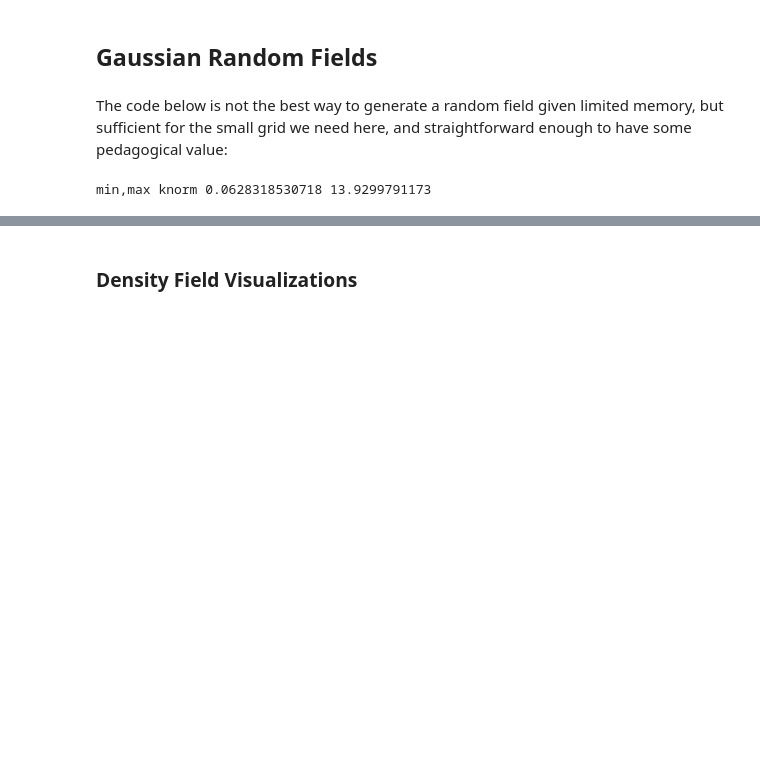
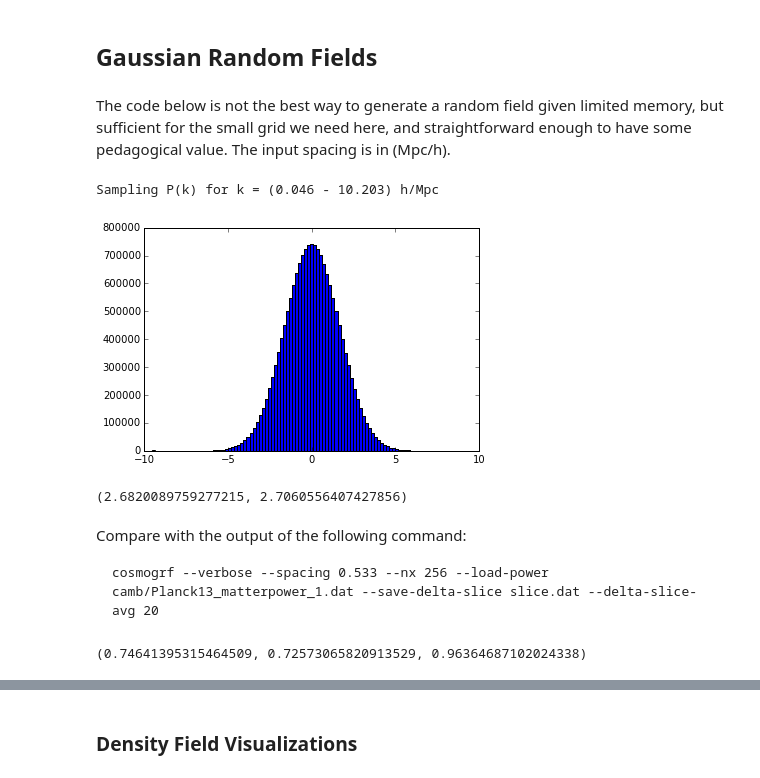
Before and after one commit to DarkEnergyScienceCollaboration/DESchool_LSS_Stats, a Jupyter notebook: LargeScaleStructureStatistics/LargeScaleStructureStatistics.ipynb, the cells around one changed output, grey strips where cells are left out. Drawn from its saved outputs; the diff is of its cells as text; code cells hidden in the pictures; blank space fills up the shorter version.

````diff
--- a/LargeScaleStructureStatistics/LargeScaleStructureStatistics.ipynb
+++ b/LargeScaleStructureStatistics/LargeScaleStructureStatistics.ipynb
@@ -37,10 +44,11 @@ Create an interpolating function that is linear in log(k),log(P(k)) and returns
 # %%
 pk_interpolator = scipy.interpolate.InterpolatedUnivariateSpline(np.log(pk_data[0]),np.log(pk_data[1]),k=1)
 # %%
-def pk_func(kvec):
-    pk = np.zeros_like(kvec)
-    nonzero = (kvec>0)
-    pk[nonzero] = np.exp(pk_interpolator(np.log(kvec[nonzero])))
+def pk_func(kvec_hMpc):
+    pk = np.zeros_like(kvec_hMpc)
+    nonzero = (kvec_hMpc>0)
+    pk[nonzero] = np.exp(pk_interpolator(np.log(kvec_hMpc[nonzero])))
+    # Units of P(k) are (h/Mpc)**2
     return pk
 # %% [markdown]
 ## Survey Parameters
@@ -51,23 +59,23 @@ z0_LSST_gold = 1.2
 # %% [markdown]
 ## Gaussian Random Fields
 # %% [markdown]
-The code below is not the best way to generate a random field given limited memory, but sufficient for the small grid we need here, and straightforward enough to have some pedagogical value:
+The code below is not the best way to generate a random field given limited memory, but sufficient for the small grid we need here, and straightforward enough to have some pedagogical value. The input spacing is in (Mpc/h).
 # %%
-def generate(size_mpc=100.,num_grid=64,seed=2015):
-    dx = float(size_mpc)/num_grid
-    dk = 2*np.pi/size_mpc
-    kvec = 2*np.pi*np.fft.fftfreq(num_grid,d=dx) # in 1/Mpc
+def generate_field(spacing_Mpch=1.,num_grid=64,seed=2015):
+    dk = 2*np.pi/(spacing_Mpch*num_grid) # in h/Mpc
+    kvec = 2*np.pi*np.fft.fftfreq(num_grid,d=spacing_Mpch) # in h/Mpc
     kx,ky,kz = np.meshgrid(kvec,kvec,kvec,sparse=True)
     knorm = np.sqrt(kx**2 + ky**2 + kz**2)
     del kx,ky,kz # We don't need these large arrays any more
-    print 'min,max knorm',np.min(knorm[knorm>0]),np.max(knorm)
+    print 'Sampling P(k) for k = (%.3f - %.3f) h/Mpc' % (np.min(knorm[knorm>0]),np.max(knorm))
     # Calculate the variance in each k-space cell of the real and imaginary parts of the k-space delta field.
     variance = pk_func(knorm)*dk**3/(16*np.pi**3)
     del knorm # We don't need this large array any more
     # Generate a complex-valued random number for each cell, with its real and imaginary parts
     # sampled from independent zero-mean unit Gaussians, scaled to the correct variance.
+    # The extra factor of num_grid**3 is due to the normalization of scipy.fftpack inverse transforms.
     generator = np.random.RandomState(seed)
-    delta_k = np.sqrt(variance)*generator.normal(size=(num_grid,num_grid,2*num_grid)).view(dtype=complex)
+    delta_k = num_grid**3*np.sqrt(variance)*(generator.normal(size=(num_grid,num_grid,2*num_grid)).view(dtype=complex))
     del variance # We don't need this large array any more
     # Transform the k-space complex delta field to an r-space complex delta field.
     delta_r = scipy.fftpack.ifftn(delta_k,overwrite_x=True).view(dtype=float).reshape(num_grid,num_grid,num_grid,2)
@@ -76,6 +84,14 @@ def generate(size_mpc=100.,num_grid=64,seed=2015):
     # but instead we return a pair of uncorrelated real fields (as views into the complex r-space field)
     return delta_r[:,:,:,0],delta_r[:,:,:,1]
 # %%
-delta_r1,delta_r2 = generate(100.,256);
+delta_r1,delta_r2 = generate_field(spacing_Mpch=8./15.,num_grid=256);
 # %% [output]
-min,max knorm 0.0628318530718 13.9299791173
+Sampling P(k) for k = (0.046 - 10.203) h/Mpc
+# %%
+plt.hist(delta_r1.flat,bins=100);
+# %% [output]
+[figure, added]
+# %%
+np.var(delta_r1.flat),np.var(delta_r2.flat)
+# %% [output]
+(2.6820089759277215, 2.7060556407427856)
@@ -81,0 +104,5 @@ min,max knorm 0.0628318530718 13.9299791173
+# %% [markdown]
+Compare with the output of the following command:
+```
+cosmogrf --verbose --spacing 0.533 --nx 256 --load-power camb/Planck13_matterpower_1.dat --save-delta-slice slice.dat --delta-slice-avg 20
+```
@@ -81,0 +111,4 @@ min,max knorm 0.0628318530718 13.9299791173
+# %%
+np.std(slice1),np.std(slice2),np.std(slice3)
+# %% [output]
+(0.74641395315464509, 0.72573065820913529, 0.96364687102024338)
````
Also changed, not shown: parts of 18 cells of this notebook, 2 other files.
